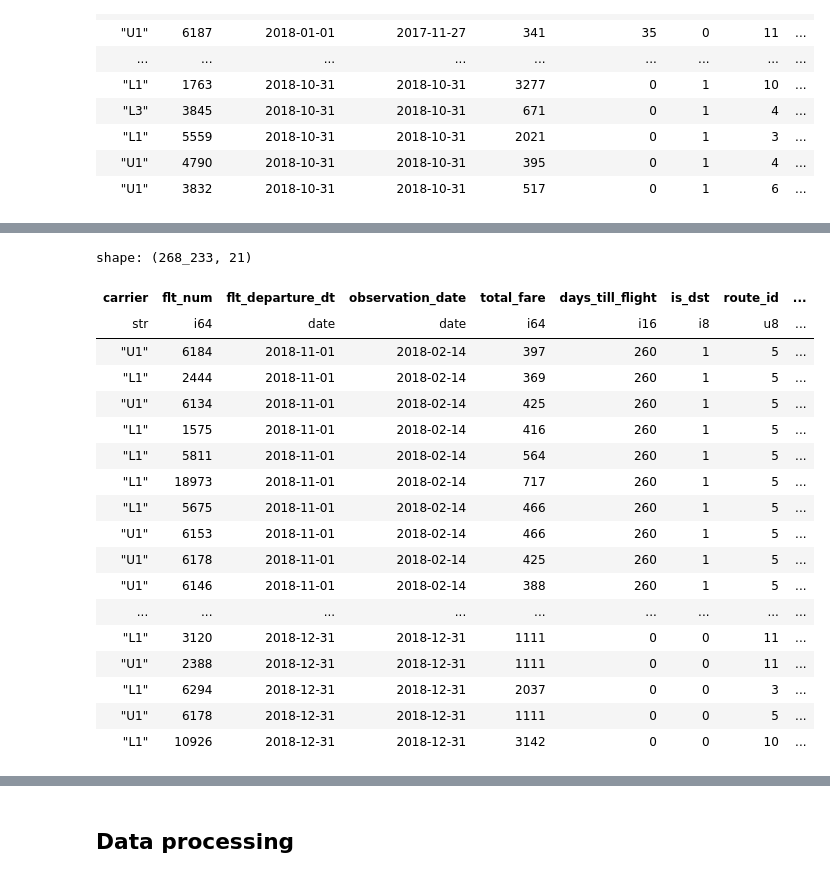
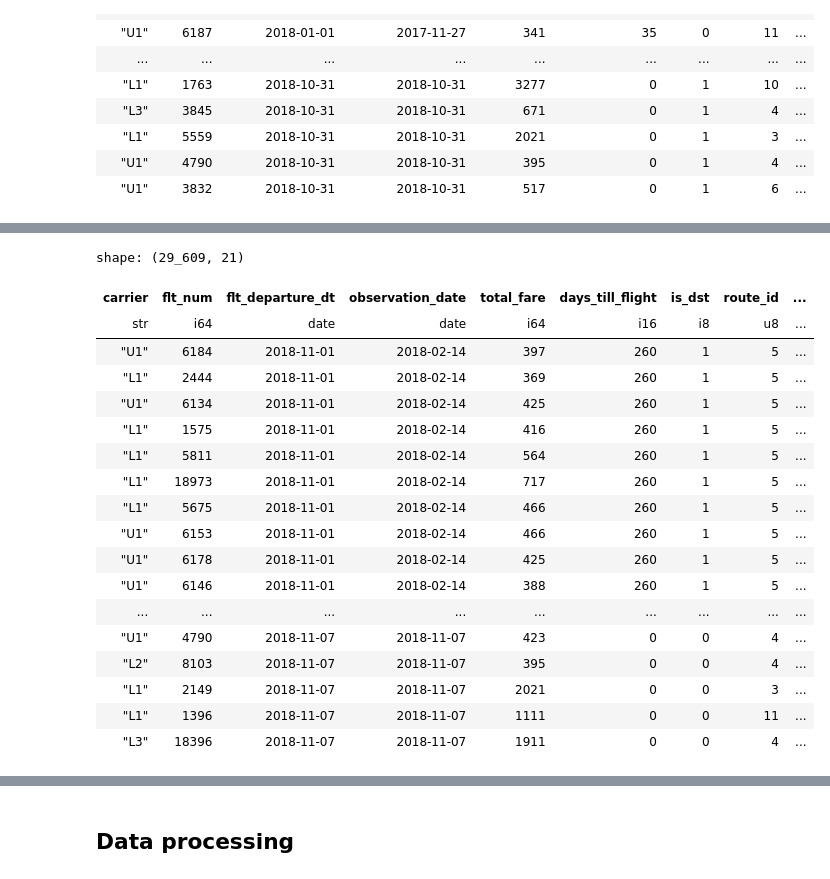
Before and after one commit to mayur7garg/FarePrediction, a Jupyter notebook: src/04 Baseline LR.ipynb, the cells around one changed output, grey strips where cells are left out. Cells and saved outputs as stored; diff of their text form; code cells hidden in the pictures.

```diff
--- a/src/04 Baseline LR.ipynb
+++ b/src/04 Baseline LR.ipynb
@@ -102,30 +104,33 @@ shape: (9, 22)
 | "max" | "U3" | 29555.0 | "2018-10-31" | "2018-10-31" | 6354.0 | 328.0 | 1.0 | ... |
 # %%
 val_df = processed_train_df.filter(
-    pl.col('flt_departure_dt') > VALIDATION_CUTOFF
+    (pl.col('flt_departure_dt') > VALIDATION_CUTOFF) &
+    (
+        pl.col('flt_departure_dt') <= (VALIDATION_CUTOFF + pl.duration(days = 7))
+    )
 )
 
 val_df
 # %% [output]
-shape: (268_233, 21)
+shape: (29_609, 21)
 | carrier | flt_num | flt_departure_dt | observation_date | total_fare | days_till_flight | is_dst | route_id | ... |
 | str | i64 | date | date | i64 | i16 | i8 | u8 | ... |
 | "U1" | 6184 | 2018-11-01 | 2018-02-14 | 397 | 260 | 1 | 5 | ... |
 | "L1" | 2444 | 2018-11-01 | 2018-02-14 | 369 | 260 | 1 | 5 | ... |
 | "U1" | 6134 | 2018-11-01 | 2018-02-14 | 425 | 260 | 1 | 5 | ... |
 | "L1" | 1575 | 2018-11-01 | 2018-02-14 | 416 | 260 | 1 | 5 | ... |
 | "L1" | 5811 | 2018-11-01 | 2018-02-14 | 564 | 260 | 1 | 5 | ... |
 | "L1" | 18973 | 2018-11-01 | 2018-02-14 | 717 | 260 | 1 | 5 | ... |
 | "L1" | 5675 | 2018-11-01 | 2018-02-14 | 466 | 260 | 1 | 5 | ... |
 | "U1" | 6153 | 2018-11-01 | 2018-02-14 | 466 | 260 | 1 | 5 | ... |
 | "U1" | 6178 | 2018-11-01 | 2018-02-14 | 425 | 260 | 1 | 5 | ... |
 | "U1" | 6146 | 2018-11-01 | 2018-02-14 | 388 | 260 | 1 | 5 | ... |
 | ... | ... | ... | ... | ... | ... | ... | ... | ... |
-| "L1" | 3120 | 2018-12-31 | 2018-12-31 | 1111 | 0 | 0 | 11 | ... |
-| "U1" | 2388 | 2018-12-31 | 2018-12-31 | 1111 | 0 | 0 | 11 | ... |
-| "L1" | 6294 | 2018-12-31 | 2018-12-31 | 2037 | 0 | 0 | 3 | ... |
-| "U1" | 6178 | 2018-12-31 | 2018-12-31 | 1111 | 0 | 0 | 5 | ... |
-| "L1" | 10926 | 2018-12-31 | 2018-12-31 | 3142 | 0 | 0 | 10 | ... |
+| "U1" | 4790 | 2018-11-07 | 2018-11-07 | 423 | 0 | 0 | 4 | ... |
+| "L2" | 8103 | 2018-11-07 | 2018-11-07 | 395 | 0 | 0 | 4 | ... |
+| "L1" | 2149 | 2018-11-07 | 2018-11-07 | 2021 | 0 | 0 | 3 | ... |
+| "L1" | 1396 | 2018-11-07 | 2018-11-07 | 1111 | 0 | 0 | 11 | ... |
+| "L3" | 18396 | 2018-11-07 | 2018-11-07 | 1911 | 0 | 0 | 4 | ... |
 # %%
 val_df.describe()
 # %% [output]
```
Also changed, not shown: parts of 16 cells of this notebook, 1 other file.
